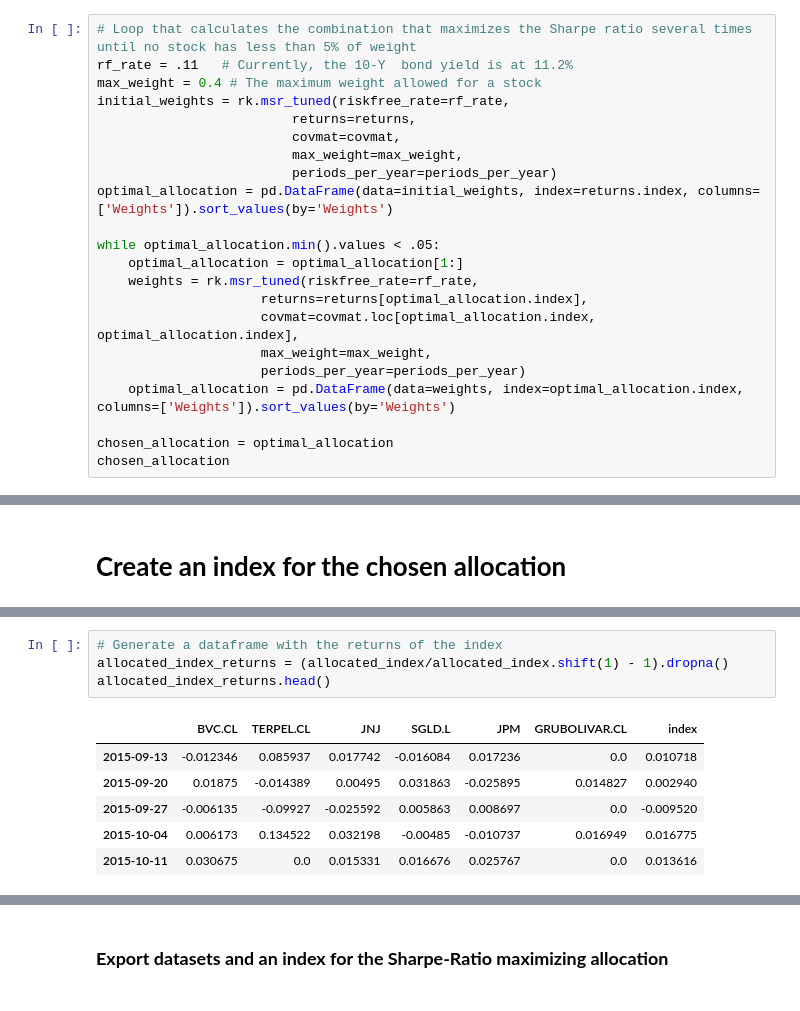
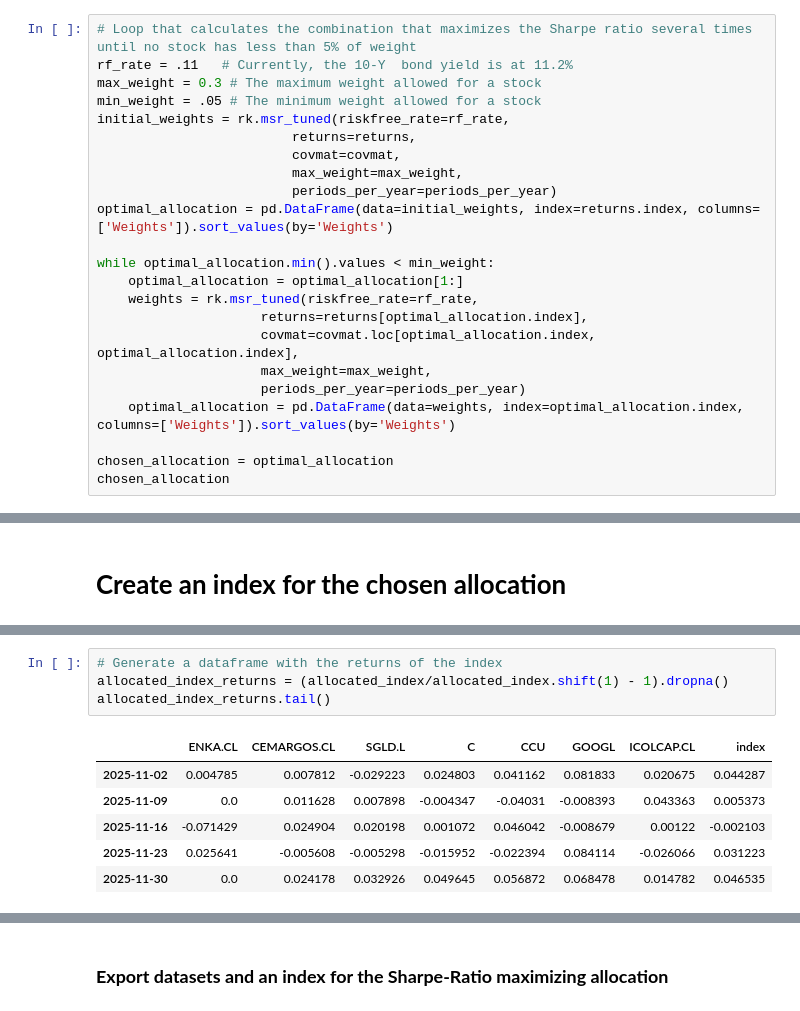
Before and after one commit to Jumarti96/Trii-stocks-allocation, a Jupyter notebook: Notebooks/3. Trii Catalog Sharpe-Ratio Maximizing Allocation.ipynb, the cells around one changed output, grey strips where cells are left out. Drawn from its saved outputs; the diff is of its cells as text.

```diff
--- a/Notebooks/3. Trii Catalog Sharpe-Ratio Maximizing Allocation.ipynb
+++ b/Notebooks/3. Trii Catalog Sharpe-Ratio Maximizing Allocation.ipynb
@@ -143,7 +146,8 @@ covmat = expected_covmat
 # %%
 # Loop that calculates the combination that maximizes the Sharpe ratio several times until no stock has less than 5% of weight
 rf_rate = .11   # Currently, the 10-Y  bond yield is at 11.2%
-max_weight = 0.4 # The maximum weight allowed for a stock
+max_weight = 0.3 # The maximum weight allowed for a stock
+min_weight = .05 # The minimum weight allowed for a stock
 initial_weights = rk.msr_tuned(riskfree_rate=rf_rate,
                          returns=returns,
                          covmat=covmat,
@@ -151,7 +155,7 @@ initial_weights = rk.msr_tuned(riskfree_rate=rf_rate,
                          periods_per_year=periods_per_year)
 optimal_allocation = pd.DataFrame(data=initial_weights, index=returns.index, columns=['Weights']).sort_values(by='Weights')
 
-while optimal_allocation.min().values < .05:
+while optimal_allocation.min().values < min_weight:
     optimal_allocation = optimal_allocation[1:]
     weights = rk.msr_tuned(riskfree_rate=rf_rate,
                      returns=returns[optimal_allocation.index],
@@ -234,14 +240,14 @@ allocated_index.head()
 # %%
 # Generate a dataframe with the returns of the index
 allocated_index_returns = (allocated_index/allocated_index.shift(1) - 1).dropna()
-allocated_index_returns.head()
+allocated_index_returns.tail()
 # %% [output]
-|  | BVC.CL | TERPEL.CL | JNJ | SGLD.L | JPM | GRUBOLIVAR.CL | index |
-| 2015-09-13 | -0.012346 | 0.085937 | 0.017742 | -0.016084 | 0.017236 | 0.0 | 0.010718 |
-| 2015-09-20 | 0.01875 | -0.014389 | 0.00495 | 0.031863 | -0.025895 | 0.014827 | 0.002940 |
-| 2015-09-27 | -0.006135 | -0.09927 | -0.025592 | 0.005863 | 0.008697 | 0.0 | -0.009520 |
-| 2015-10-04 | 0.006173 | 0.134522 | 0.032198 | -0.00485 | -0.010737 | 0.016949 | 0.016775 |
-| 2015-10-11 | 0.030675 | 0.0 | 0.015331 | 0.016676 | 0.025767 | 0.0 | 0.013616 |
+|  | ENKA.CL | CEMARGOS.CL | SGLD.L | C | CCU | GOOGL | ICOLCAP.CL | index |
+| 2025-11-02 | 0.004785 | 0.007812 | -0.029223 | 0.024803 | 0.041162 | 0.081833 | 0.020675 | 0.044287 |
+| 2025-11-09 | 0.0 | 0.011628 | 0.007898 | -0.004347 | -0.04031 | -0.008393 | 0.043363 | 0.005373 |
+| 2025-11-16 | -0.071429 | 0.024904 | 0.020198 | 0.001072 | 0.046042 | -0.008679 | 0.00122 | -0.002103 |
+| 2025-11-23 | 0.025641 | -0.005608 | -0.005298 | -0.015952 | -0.022394 | 0.084114 | -0.026066 | 0.031223 |
+| 2025-11-30 | 0.0 | 0.024178 | 0.032926 | 0.049645 | 0.056872 | 0.068478 | 0.014782 | 0.046535 |
 # %%
 summary_stats = rk.summary_stats(allocated_index_returns, periods_per_year=periods_per_year, riskfree_rate=0)
 summary_stats
```
Also changed, not shown: parts of 11 cells of this notebook, 6 other files.
